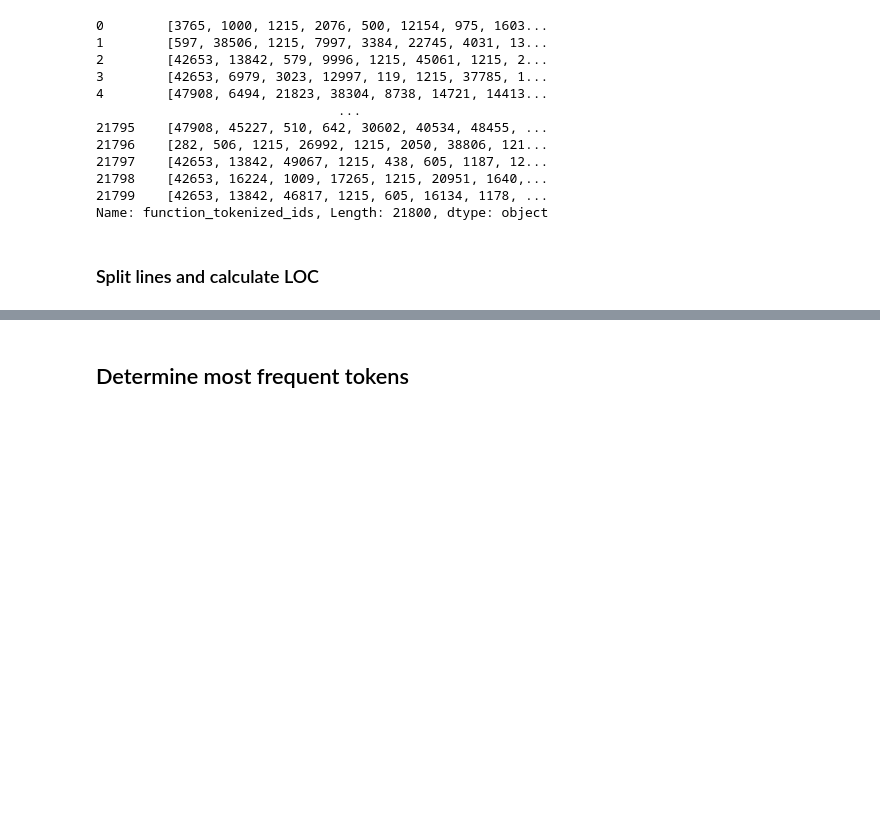
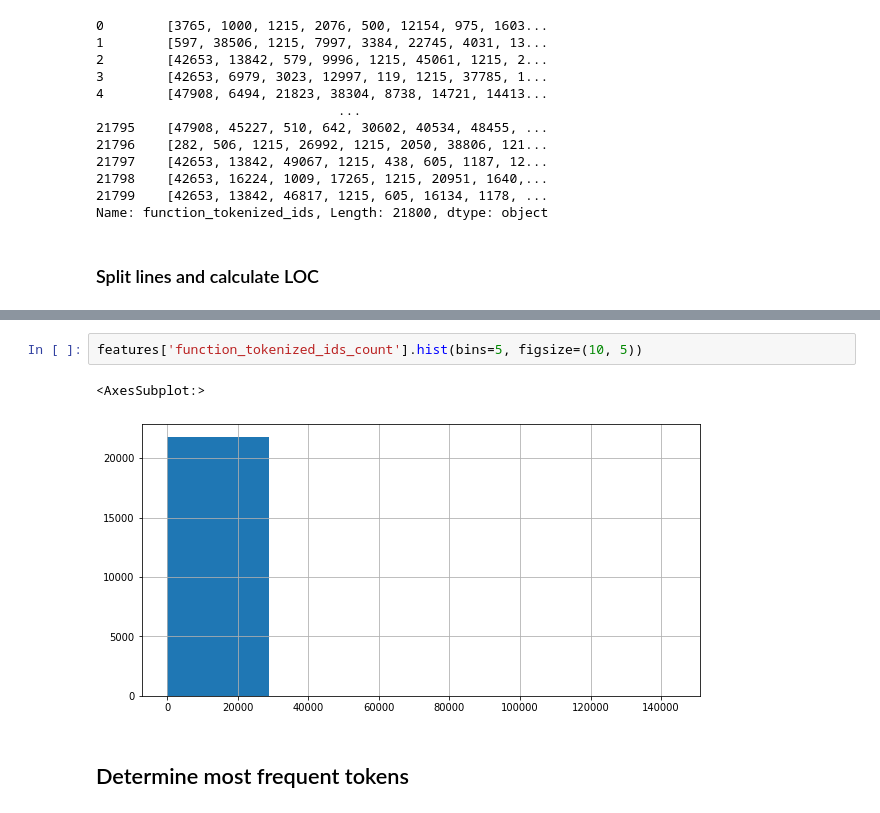
Before and after one commit to elhoferson/ct-se-ase-project, a Jupyter notebook: source/DataProcessing.ipynb, the cells around one changed output, grey strips where cells are left out. Saved outputs shown, nothing was run; the diff lists cells and outputs as text; blank space fills up the shorter version.

```diff
--- a/source/DataProcessing.ipynb
+++ b/source/DataProcessing.ipynb
@@ -211,3 +256,8 @@ size = 50
+# %%
+features['function_tokenized_ids_count'].hist(bins=5, figsize=(10, 5))
+# %% [output]
+<AxesSubplot:>
+[figure, added]
 # %% [markdown]
 ## Determine most frequent tokens
 # %% [markdown]
```
Also changed, not shown: parts of 21 cells of this notebook.
